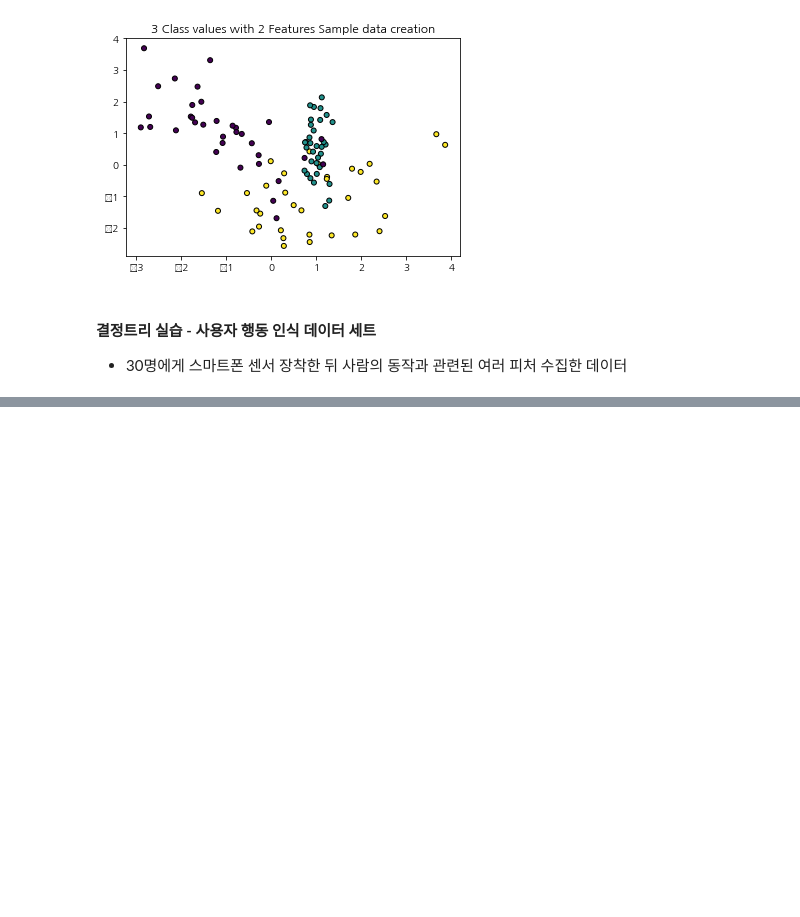
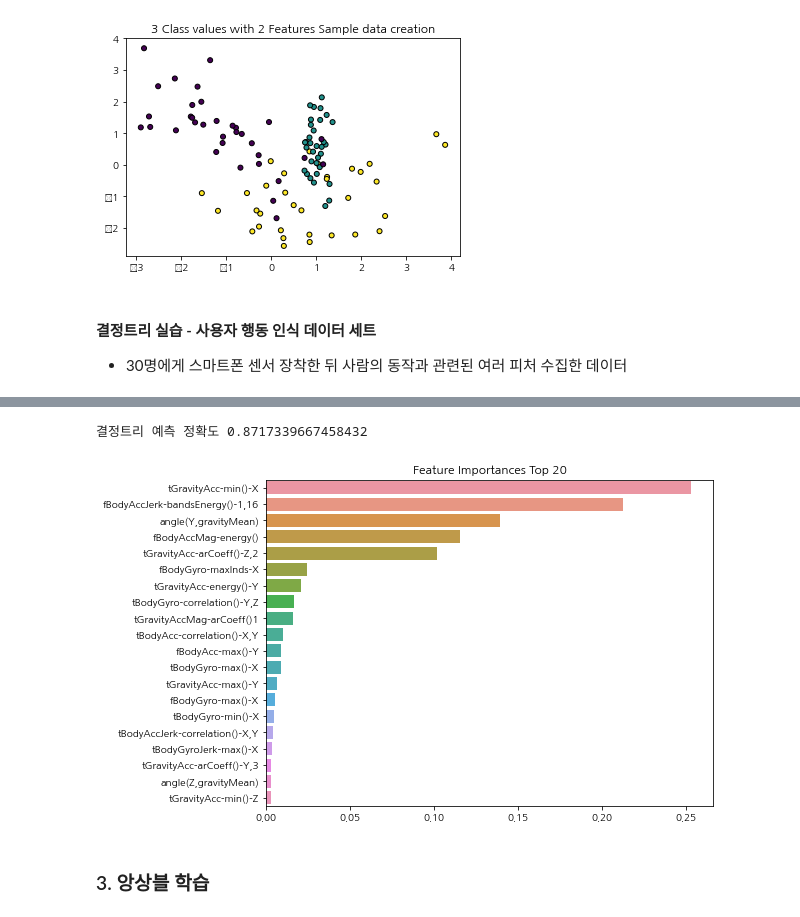
Before and after one commit to alsrud2298/Data-Analysis-Study, a Jupyter notebook: 파이썬 머신러닝 완벽가이드/04_분류.ipynb, the cells around one changed output, grey strips where cells are left out. Cells and saved outputs as stored; diff of their text form; code cells hidden in the pictures; blank space fills up the shorter version.

```diff
--- a/파이썬 머신러닝 완벽가이드/04_분류.ipynb
+++ b/파이썬 머신러닝 완벽가이드/04_분류.ipynb
@@ -551,8 +142,0 @@ get_clf_eval(y_test , ws100_preds, ws100_pred_proba)
-# %%
-# early_stopping_rounds를 10으로 설정하고 재 학습.
-xgb_wrapper.fit(X_train, y_train, early_stopping_rounds=10,
-                eval_metric="logloss", eval_set=evals,verbose=True)
-
-ws10_preds = xgb_wrapper.predict(X_test)
-ws10_pred_proba = xgb_wrapper.predict_proba(X_test)[:, 1]
-get_clf_eval(y_test , ws10_preds, ws10_pred_proba)
@@ -1110,0 +143,8 @@ plt.show()
+# %%
+import pandas as pd
+import matplotlib.pyplot as plt
+
+feature_name_df = pd.read_csv('./data/human_activity/features.txt', sep='\s+', header=None, names=['column_index','column_name'])
+# 피처명 index 제거 후 샘플로 10개만 추출
+feature_name = feature_name_df.iloc[:,1].values.tolist()
+feature_name[:10]
@@ -1110,0 +256,10 @@ plt.show()
+# %%
+# 결정 트리의 트리 깊이(max_depth 변화)가 예측 정확도에 주는 영향 알아보기
+from sklearn.model_selection import GridSearchCV
+
+params = {'max_depth':[6,8,10],
+         'min_samples_split':[16]}
+grid_cv = GridSearchCV(dt_clf, n_jobs=-1,param_grid=params, scoring='accuracy', cv=5, verbose=1)
+grid_cv.fit(X_train, y_train)
+print('최고 평균 정확도 수치:{0:.4f}'.format(grid_cv.best_score_))
+print('최적 하이퍼 파라미터:',grid_cv.best_params_)
@@ -1110,0 +301,8 @@ plt.show()
+# %%
+# 정확도 성능 튜닝
+params = {'max_depth':[8,12],
+         'min_samples_split':[16,24]}
+grid_cv = GridSearchCV(dt_clf, n_jobs=-1,param_grid=params, scoring='accuracy', cv=5, verbose=1)
+grid_cv.fit(X_train, y_train)
+print('최고 평균 정확도 수치:{0:.4f}'.format(grid_cv.best_score_))
+print('최적 하이퍼 파라미터:',grid_cv.best_params_)
@@ -1110,0 +315,20 @@ plt.show()
+# %%
+best_df_clf = grid_cv.best_estimator_
+pred1 = best_df_clf.predict(X_test)
+accuracy = accuracy_score(y_test, pred1)
+print('결정트리 예측 정확도',accuracy)
+# %% [output]
+결정트리 예측 정확도 0.8717339667458432
+# %%
+# 중요도가 높은 순으로 Top20 피처 시각화
+ftr_importance_values = best_df_clf.feature_importances_
+ftr_importances = pd.Series(ftr_importance_values, index=X_train.columns)
+ftr_top20 = ftr_importances.sort_values(ascending=False)[:20]
+plt.figure(figsize=(8,6))
+plt.title('Feature Importances Top 20')
+sns.barplot(x=ftr_top20, y=ftr_top20.index)
+plt.show()
+# %% [output]
+[figure, added]
+# %% [markdown]
+### 3. 앙상블 학습
```
Also changed, not shown: parts of 119 cells of this notebook, 1 other file.
